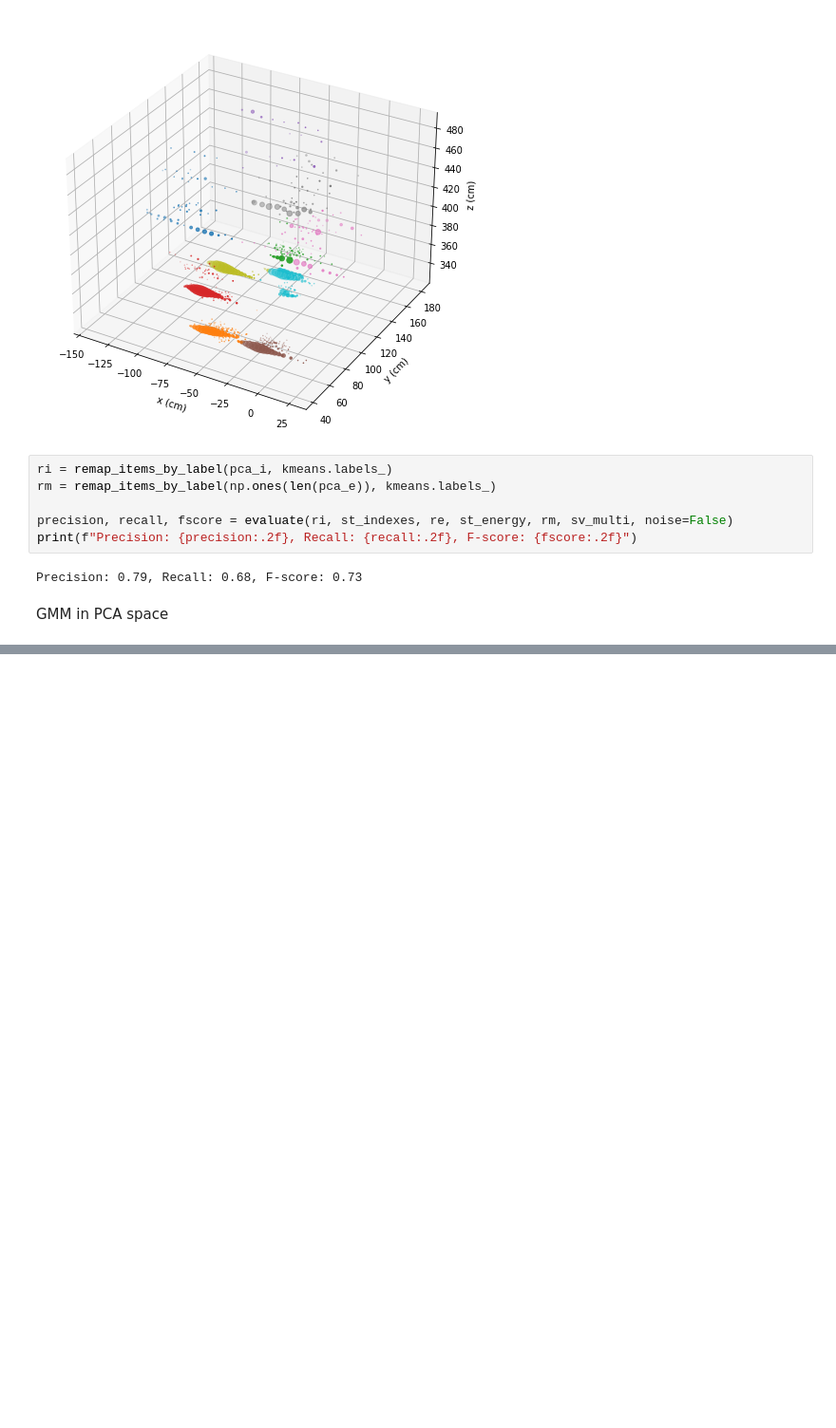
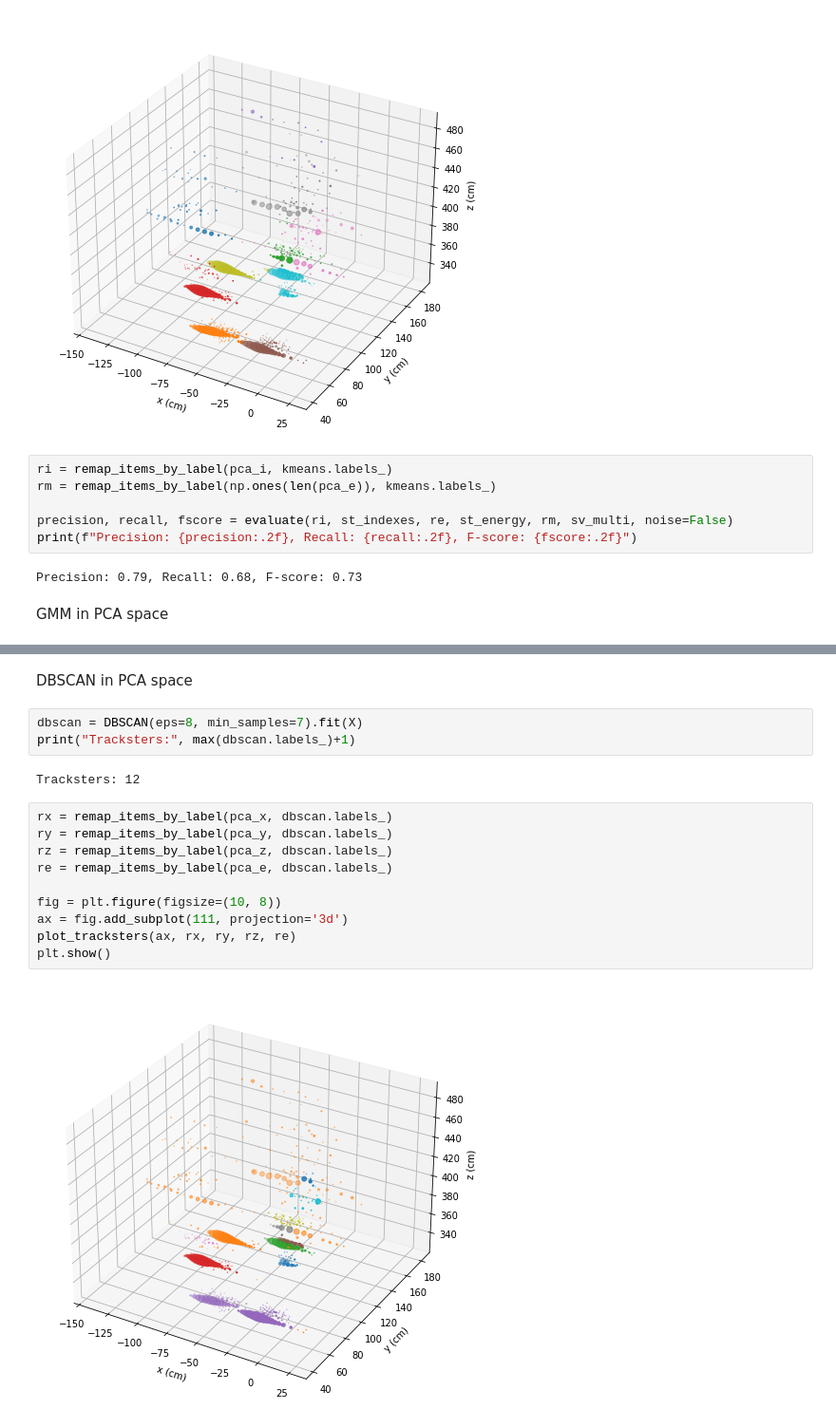
Before and after one commit to edcuba/TICLHack22_PatternReco, a Jupyter notebook: 2_baseline_pca.ipynb, the cells around one changed output, grey strips where cells are left out. Shown at 95% size. Saved outputs shown, nothing was run; the diff lists cells and outputs as text; blank space fills up the shorter version.

```diff
--- a/2_baseline_pca.ipynb
+++ b/2_baseline_pca.ipynb
@@ -146,0 +148,19 @@ Precision: 0.80, Recall: 0.69, F-score: 0.74
+# %% [markdown]
+DBSCAN in PCA space
+# %%
+dbscan = DBSCAN(eps=8, min_samples=7).fit(X)
+print("Tracksters:", max(dbscan.labels_)+1)
+# %% [output]
+Tracksters: 12
+# %%
+rx = remap_items_by_label(pca_x, dbscan.labels_)
+ry = remap_items_by_label(pca_y, dbscan.labels_)
+rz = remap_items_by_label(pca_z, dbscan.labels_)
+re = remap_items_by_label(pca_e, dbscan.labels_)
+
+fig = plt.figure(figsize=(10, 8))
+ax = fig.add_subplot(111, projection='3d')
+plot_tracksters(ax, rx, ry, rz, re)
+plt.show()
+# %% [output]
+[figure, added]
```
Also changed, not shown: parts of 4 cells of this notebook, 2 other files.
